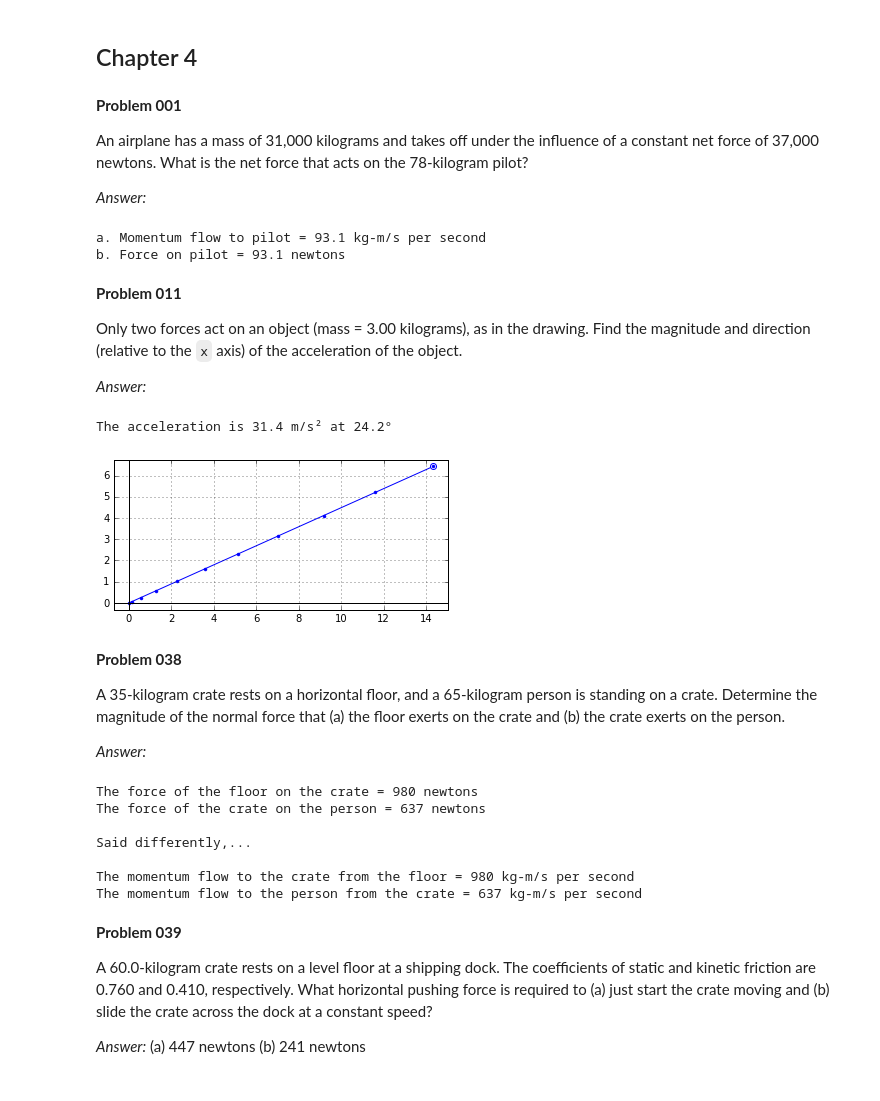
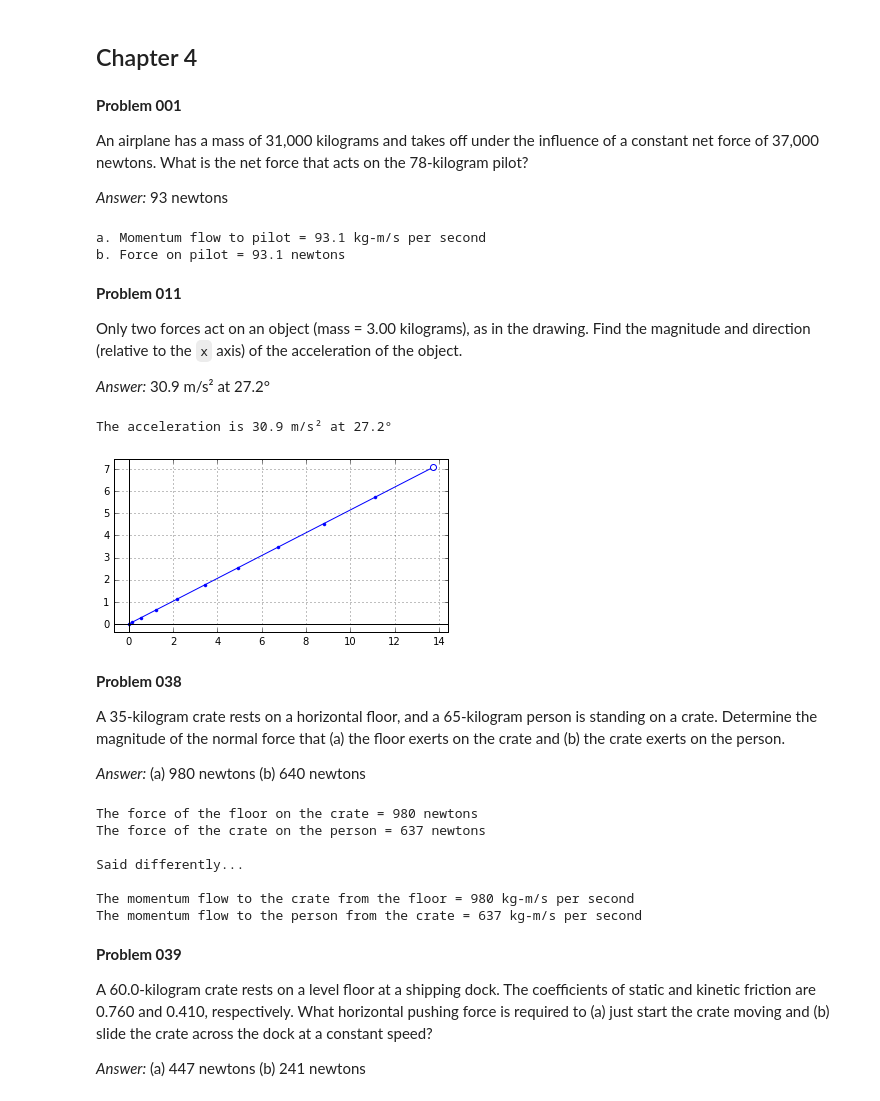
Before and after one commit to dulrich15/p200, a Jupyter notebook: p201 ch04.ipynb, the cells around one changed output. Drawn from its saved outputs; the diff is of its cells as text; code cells hidden in the pictures.

Commit message:
Force problems

```diff
--- a/p201 ch04.ipynb
+++ b/p201 ch04.ipynb
@@ -43,7 +43,7 @@ class TimeSeries:
         except:
             return [self.values]
 
-    def plot(self, toggle='0', loc=None, pad=False, grid=True, marker=None, labels=None, colors=None, lw=1):
+    def plot(self, toggle='0', loc='best', pad=False, grid=True, marker=None, labels=None, colors=None, lw=1):
         if len(self.components) > 1:
             plt.plot(self.timeline, self.values, marker=marker)
             if loc:
@@ -84,7 +84,7 @@ class TimeSeries:
                     plt.legend(loc=loc, numpoints=1)
 
     def plot2d(self, toggle='0', x_index=0, y_index=1, title='', colors='', labels=[],
-               grid=True, loc=None, markevery=0, arrows=False):
+               grid=True, pad=0.05, loc=None, markevery=0, arrows=False):
 
         x = dict()
         y = dict()
@@ -123,11 +123,11 @@ class TimeSeries:
             plt.plot(x[tog], y[tog], c=color[tog], markevery=[-1],
                      marker='o', mfc='w', mec=color[tog], mew=1)
             if markevery:
-                plt.plot(x[tog], y[tog], lw=0, markevery=markevery,
+                plt.plot(x[tog][:-1], y[tog][:-1], lw=0, markevery=markevery,
                          marker='.', mec=color[tog])
 
         plt.axes().set_aspect('equal')
-        plt.margins(0.05)
+        plt.margins(pad)
         if loc:
             plt.legend(numpoints=1, loc=loc, labels=labels)
         plt.title(title)
@@ -389,3 +381,15 @@ def vang(a, deg=True):
     if deg:
         vang = vang * 180/np.pi
     return vang
+
+def vect(mag, ang, deg=True):
+    if deg:
+        ang = ang * np.pi/180
+    return mag * np.array([np.cos(ang), np.sin(ang)])
+
+def vdot(a, b):
+    assert len(a) == len(b)
+    vdot = 0
+    for i in range(len(a)):
+        vdot += a[i] * b[i]
+    return vdot
@@ -397,7 +424,7 @@ def weight(obj, t):
 
 An airplane has a mass of 31,000 kilograms and takes off under the influence of a constant net force of 37,000 newtons. What is the net force that acts on the 78-kilogram pilot?
 
-*Answer:*
+*Answer:* 93 newtons
 # %%
 mass_of_plane = 31000
 mass_of_pilot = 78
@@ -420,38 +447,33 @@ b. Force on pilot = 93.1 newtons
 
 Only two forces act on an object (mass = 3.00 kilograms), as in the drawing. Find the magnitude and direction (relative to the `x` axis) of the acceleration of the object.
 
-*Answer:*
+*Answer:* 30.9 m/s² at 27.2°
 # %%
-mag = 40
-ang = 0
-force1 = mag * np.array([np.cos(ang * np.pi/180), np.sin(ang * np.pi/180)])
-
-mag = 60
-ang = 40
-force2 = mag * np.array([np.cos(ang * np.pi/180), np.sin(ang * np.pi/180)])
+force1 = vect(mag=40, ang=0)
+force2 = vect(mag=60, ang=45)
 
 obj = Particle(mass=3, dim=2)
-obj.addforce(lambda obj, t: force1)
-obj.addforce(lambda obj, t: force2)
-obj.increment(0.1,10)
+obj.add_force(lambda obj, t: force1)
+obj.add_force(lambda obj, t: force2)
+obj.increment(0.1, 10)
 
 t = obj.position.timeline[-1]
-ax, ay = obj.acceleration(t)
-mag = np.sqrt( ax ** 2 + ay ** 2 )
-ang = np.arctan2(ay, ax) * 180/np.pi
+a = obj.acceleration(t)
+mag = vmag(a)
+ang = vang(a)
 
 print('The acceleration is {:.1f} m/s² at {:.1f}°'.format(mag, ang))
 
 obj.position.plot2d(markevery=1)
 # %% [output]
-The acceleration is 31.4 m/s² at 24.2°
+The acceleration is 30.9 m/s² at 27.2°
-[figure, old version]
+[figure, new version]
 # %% [markdown]
 **Problem 038**
 
 A 35-kilogram crate rests on a horizontal floor, and a 65-kilogram person is standing on a crate. Determine the magnitude of the normal force that (a) the floor exerts on the crate and (b) the crate exerts on the person.
 
-*Answer:*
+*Answer:* (a) 980 newtons (b) 640 newtons
 # %%
 weight_of_crate = 35 * 9.8
 weight_of_person = 65 * 9.8
@@ -489,16 +511,16 @@ top of the crate and flows into the person. This remainder is exactly canceled b
 
 print('The force of the floor on the crate = {:.0f} newtons'.format(total_weight))
 print('The force of the crate on the person = {:.0f} newtons'.format(weight_of_person))
-
-print('\nSaid differently,...\n')
-
+print('')
+print('Said differently...')
+print('')
 print('The momentum flow to the crate from the floor = {:.0f} kg-m/s per second'.format(total_weight))
 print('The momentum flow to the person from the crate = {:.0f} kg-m/s per second'.format(weight_of_person))
 # %% [output]
 The force of the floor on the crate = 980 newtons
 The force of the crate on the person = 637 newtons
 
-Said differently,...
+Said differently...
 
 The momentum flow to the crate from the floor = 980 kg-m/s per second
 The momentum flow to the person from the crate = 637 kg-m/s per second
```
Also changed, not shown: parts of 19 cells of this notebook, 1 other file.
